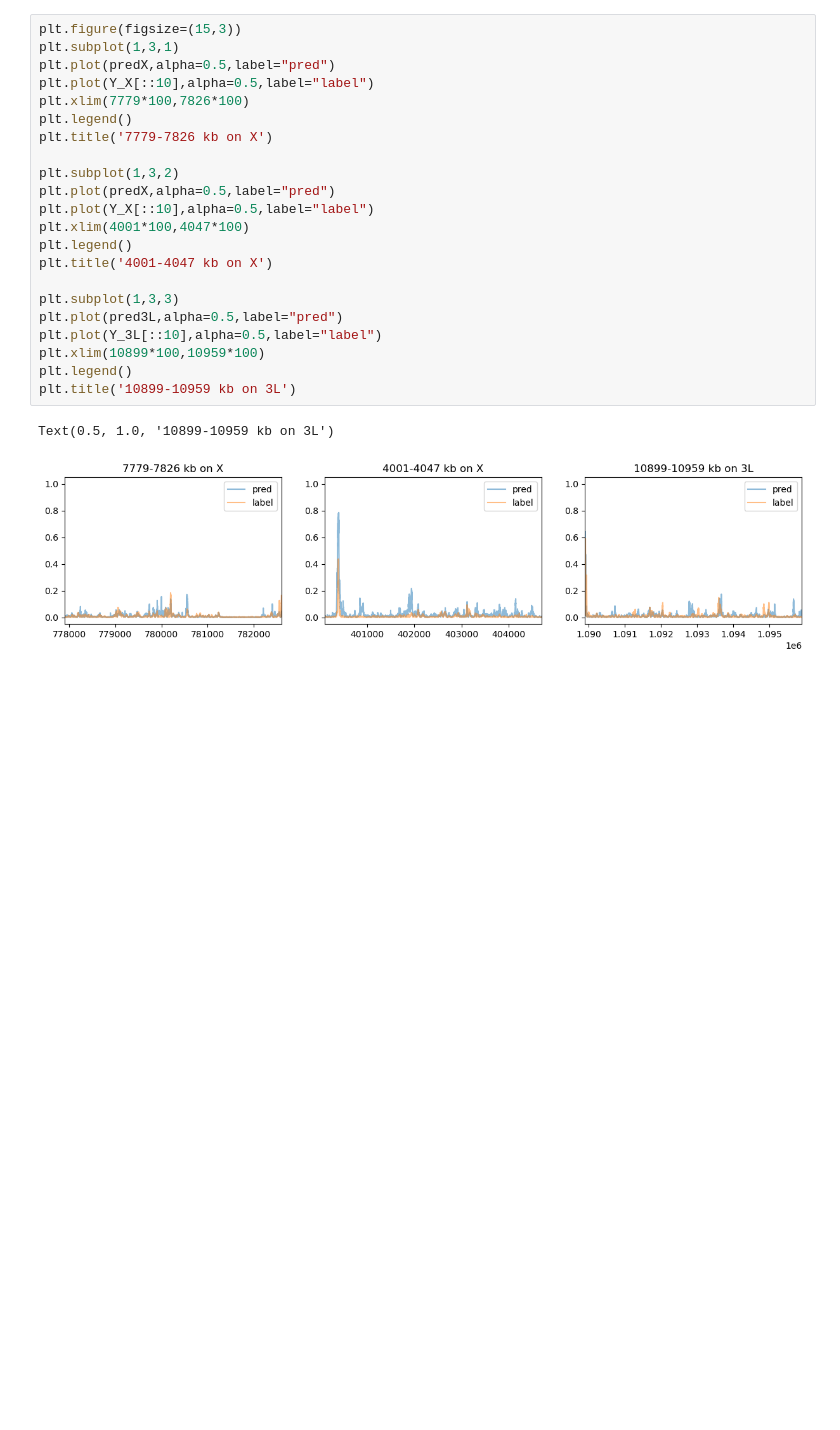
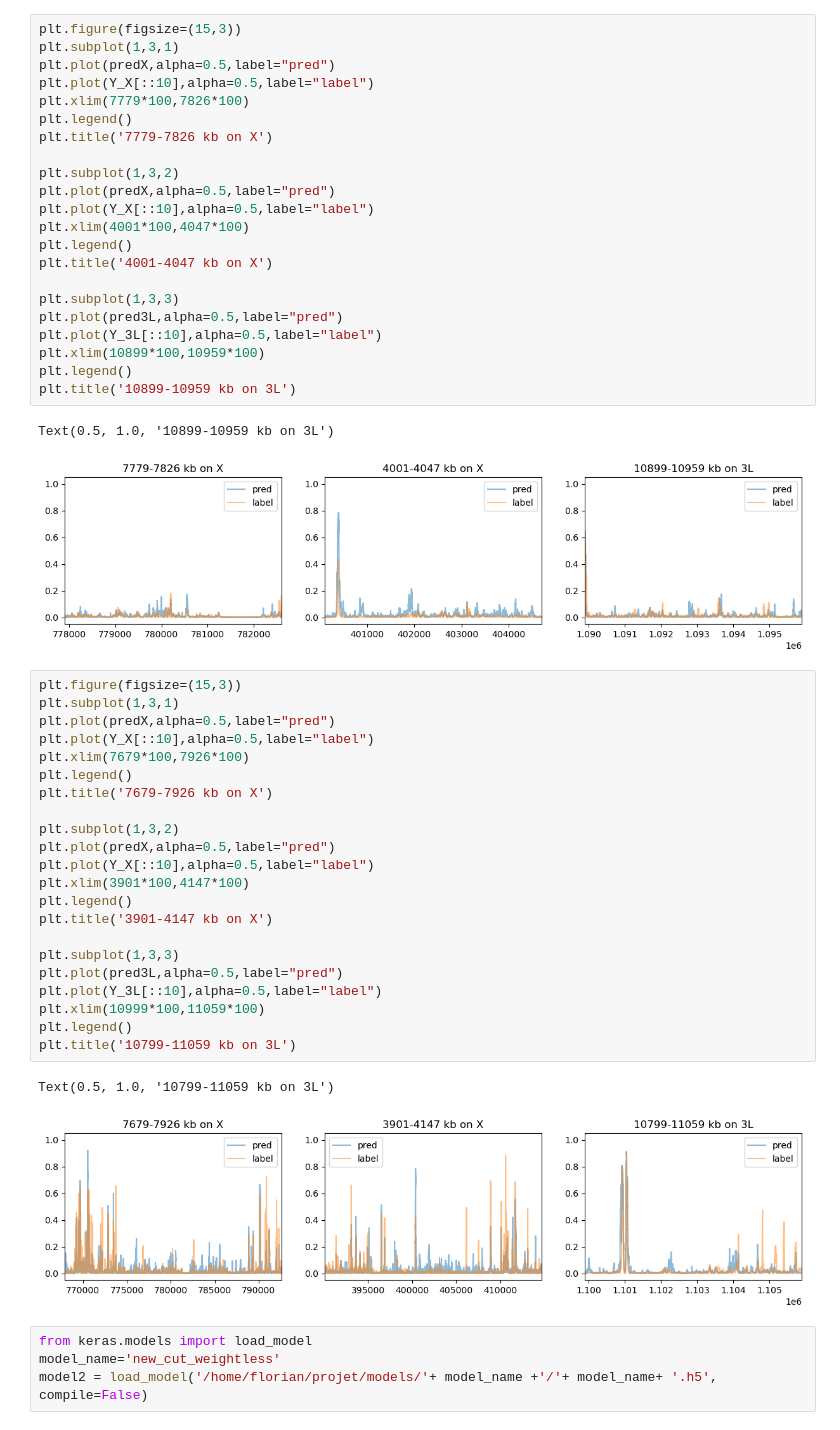
Before and after one commit to floriantilliet/mnhn_internship, a Jupyter notebook: projet3.ipynb, the cells around one changed output. Cells and saved outputs as stored; diff of their text form; blank space fills up the shorter version.

```diff
--- a/projet3.ipynb
+++ b/projet3.ipynb
@@ -595,3 +641,32 @@ plt.title('10899-10959 kb on 3L')
 # %% [output]
 Text(0.5, 1.0, '10899-10959 kb on 3L')
 [figure]
+# %%
+plt.figure(figsize=(15,3))
+plt.subplot(1,3,1)
+plt.plot(predX,alpha=0.5,label="pred")
+plt.plot(Y_X[::10],alpha=0.5,label="label")
+plt.xlim(7679*100,7926*100)
+plt.legend()
+plt.title('7679-7926 kb on X')
+
+plt.subplot(1,3,2)
+plt.plot(predX,alpha=0.5,label="pred")
+plt.plot(Y_X[::10],alpha=0.5,label="label")
+plt.xlim(3901*100,4147*100)
+plt.legend()
+plt.title('3901-4147 kb on X')
+
+plt.subplot(1,3,3)
+plt.plot(pred3L,alpha=0.5,label="pred")
+plt.plot(Y_3L[::10],alpha=0.5,label="label")
+plt.xlim(10999*100,11059*100)
+plt.legend()
+plt.title('10799-11059 kb on 3L')
+# %% [output]
+Text(0.5, 1.0, '10799-11059 kb on 3L')
+[figure, added]
+# %%
+from keras.models import load_model
+model_name='new_cut_weightless'
+model2 = load_model('/home/florian/projet/models/'+ model_name +'/'+ model_name+ '.h5', compile=False)
```
Also changed, not shown: parts of 23 cells of this notebook.
